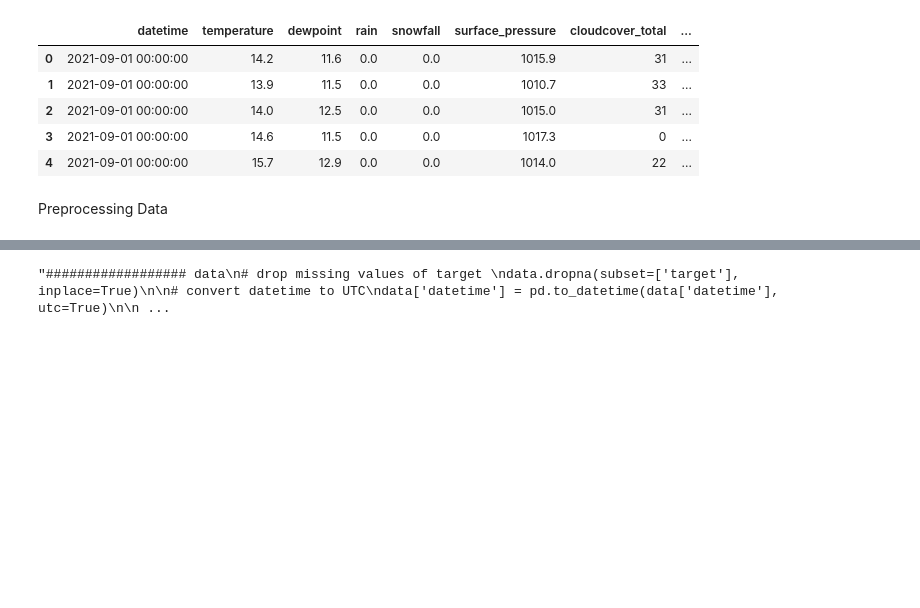
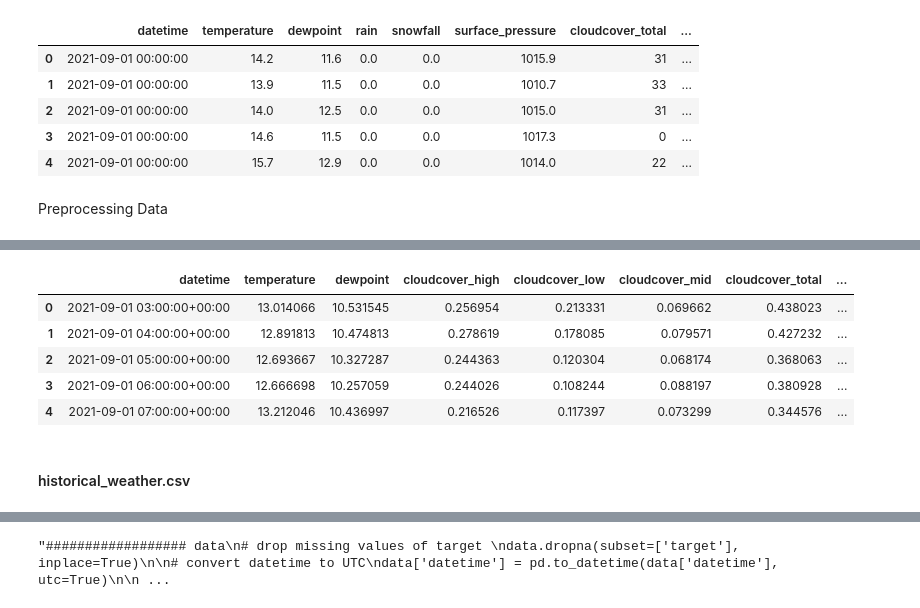
Before and after one commit to jackren0000/Enefit---Predict-Energy-Behavior-of-Prosumers, a Jupyter notebook: predict-energy-behavior-of-prosumers.ipynb, the cells around one changed output, grey strips where cells are left out. Drawn from its saved outputs; the diff is of its cells as text; code cells hidden in the pictures; blank space fills up the shorter version.

```diff
--- a/predict-energy-behavior-of-prosumers.ipynb
+++ b/predict-energy-behavior-of-prosumers.ipynb
@@ -118,0 +220,26 @@ Preprocessing Data
+# %%
+################## forecast_weather_datetime
+# 1. convert the 'datetime' column to a period indexd by hour and assign it to a new variable
+hour_period = fw_df['datetime'].dt.to_period('h')
+
+# 2. drop the columns we don't want to include in the mean calculation
+columns_to_keep = fw_df.drop(['county', 'datetime'], axis=1).columns
+
+# 3. group by the hourly period and calculate the mean for the remaining columns
+grouped = fw_df.groupby(hour_period)[columns_to_keep].mean()
+
+# 4. reset the index so we can have the hourly periods as a regular column (add an index column)
+fw_df_datetime = grouped.reset_index()
+
+# convert hourly periods back to timestamps
+# fw_df_datetime contains the average values for each hour, across all dates
+fw_df_datetime['datetime'] = pd.to_datetime(fw_df_datetime['datetime'].dt.to_timestamp(), utc=True)
+# %%
+fw_df_datetime.head()
+# %% [output]
+|  | datetime | temperature | dewpoint | cloudcover_high | cloudcover_low | cloudcover_mid | cloudcover_total | ... |
+| 0 | 2021-09-01 03:00:00+00:00 | 13.014066 | 10.531545 | 0.256954 | 0.213331 | 0.069662 | 0.438023 | ... |
+| 1 | 2021-09-01 04:00:00+00:00 | 12.891813 | 10.474813 | 0.278619 | 0.178085 | 0.079571 | 0.427232 | ... |
+| 2 | 2021-09-01 05:00:00+00:00 | 12.693667 | 10.327287 | 0.244363 | 0.120304 | 0.068174 | 0.368063 | ... |
+| 3 | 2021-09-01 06:00:00+00:00 | 12.666698 | 10.257059 | 0.244026 | 0.108244 | 0.088197 | 0.380928 | ... |
+| 4 | 2021-09-01 07:00:00+00:00 | 13.212046 | 10.436997 | 0.216526 | 0.117397 | 0.073299 | 0.344576 | ... |
@@ -118,0 +263,2 @@ Preprocessing Data
+# %% [markdown]
+#### historical_weather.csv
```
Also changed, not shown: parts of 25 cells of this notebook.
